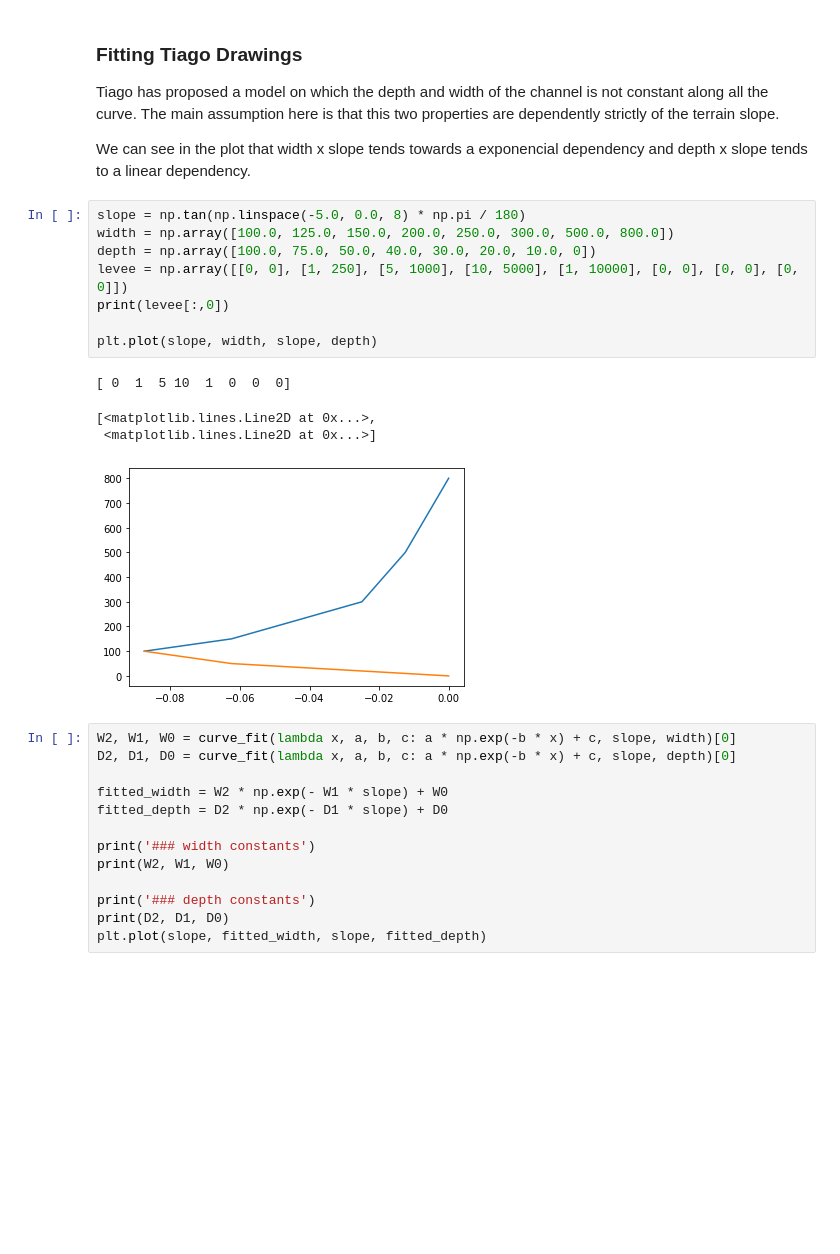
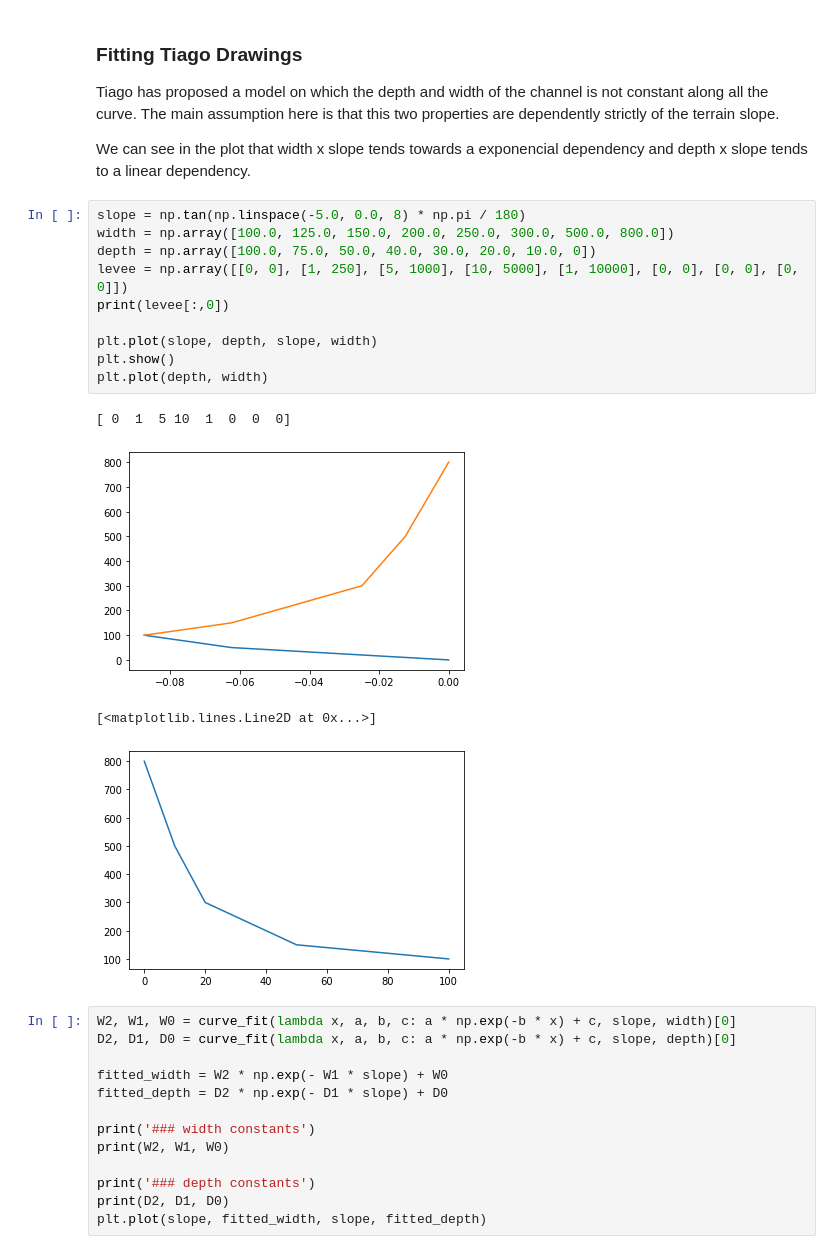
Before and after one commit to Manuel-Research-Group/meanderpy, a Jupyter notebook: meanderpy/Numerical Fits.ipynb, the cells around one changed output. Drawn from its saved outputs; the diff is of its cells as text; blank space fills up the shorter version.

```diff
--- a/meanderpy/Numerical Fits.ipynb
+++ b/meanderpy/Numerical Fits.ipynb
@@ -12,16 +12,18 @@ We can see in the plot that width x slope tends towards a exponencial dependency
 # %%
 slope = np.tan(np.linspace(-5.0, 0.0, 8) * np.pi / 180)
 width = np.array([100.0, 125.0, 150.0, 200.0, 250.0, 300.0, 500.0, 800.0])
 depth = np.array([100.0, 75.0, 50.0, 40.0, 30.0, 20.0, 10.0, 0])
 levee = np.array([[0, 0], [1, 250], [5, 1000], [10, 5000], [1, 10000], [0, 0], [0, 0], [0, 0]])
 print(levee[:,0])
 
-plt.plot(slope, width, slope, depth)
+plt.plot(slope, depth, slope, width)
+plt.show()
+plt.plot(depth, width)
 # %% [output]
 [ 0  1  5 10  1  0  0  0]
+[figure, new version]
-[<matplotlib.lines.Line2D at 0x...>,
- <matplotlib.lines.Line2D at 0x...>]
+[<matplotlib.lines.Line2D at 0x...>]
-[figure, old version]
+[figure, added]
 # %%
 W2, W1, W0 = curve_fit(lambda x, a, b, c: a * np.exp(-b * x) + c, slope, width)[0]
 D2, D1, D0 = curve_fit(lambda x, a, b, c: a * np.exp(-b * x) + c, slope, depth)[0]
```
Also changed, not shown: parts of 3 cells of this notebook, 21 other files.
